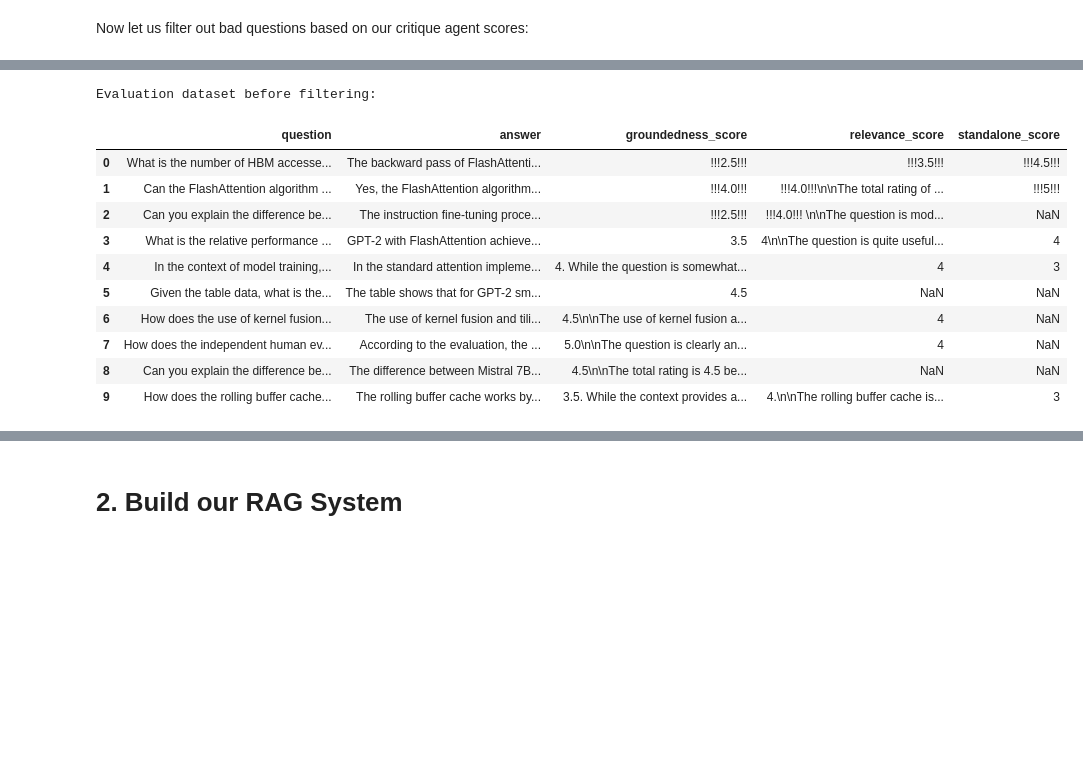
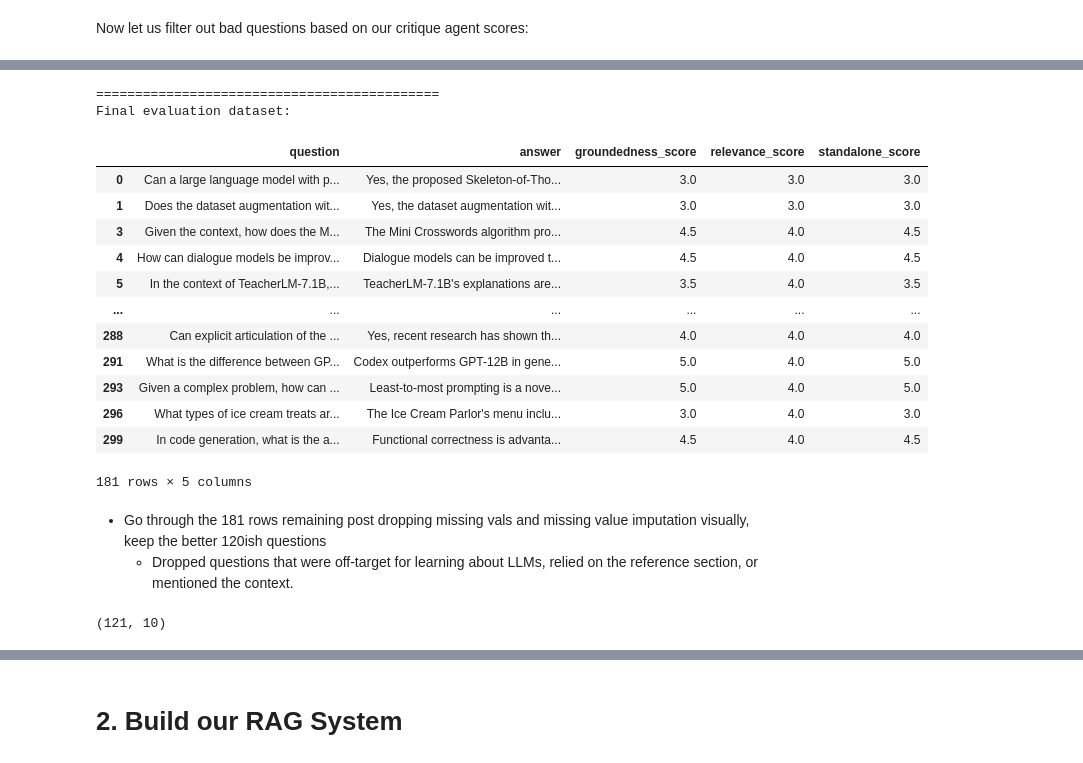
Before and after one commit to dapopov-st/arXiv-llms-assistant, a Jupyter notebook: nbs/RAG_over_arXiv_PDFs_Evaluation1.ipynb, the cells around one changed output, grey strips where cells are left out. Drawn from its saved outputs; the diff is of its cells as text; code cells hidden in the pictures; blank space fills up the shorter version.

Commit message:
filter out best ratings, get base embedder to work

```diff
--- a/nbs/RAG_over_arXiv_PDFs_Evaluation1.ipynb
+++ b/nbs/RAG_over_arXiv_PDFs_Evaluation1.ipynb
@@ -61,7 +60,7 @@ import os
 import PyPDF2
 from PyPDF2 import PdfReader
 from pathlib import Path
-PDFS_PATH = Path('/home/mainuser/Desktop/LLMs/RagOverArXiv/temp')
+PDFS_PATH = Path('/home/mainuser/Desktop/LLMs/RagOverArXiv/clusterofstars')
 PDFS = list(PDFS_PATH.glob('*.pdf'))
 PDFS[0], len(PDFS)
 
@@ -106,8 +105,10 @@ from langchain.document_loaders import TextLoader
 from langchain.text_splitter import CharacterTextSplitter, TokenTextSplitter, RecursiveCharacterTextSplitter
 from langchain.docstore.document import Document
 
-CHUNK_SIZE = 1000 #try 2000 next
-CHUNK_OVERLAP = 30 #try 200 next
+# CHUNK_SIZE = 1000 #try 2000 next
+# CHUNK_OVERLAP = 30 #try 200 next
+CHUNK_SIZE = 2000 #try 2000 next
+CHUNK_OVERLAP = 200 #try 200 next
 
 text_splitter = RecursiveCharacterTextSplitter(
     chunk_size=CHUNK_SIZE,
@@ -413,7 +424,7 @@ But for your specific knowledge base, given that you want to get at least ~100 t
 # %%
 import random
 from tqdm import tqdm
-N_GENERATIONS = 10  # We intentionally generate only 10 QA couples here for cost and time considerations
+N_GENERATIONS = 300  # We intentionally generate only 10 QA couples here for cost and time considerations
 
 print(f"Generating {N_GENERATIONS} QA couples...")
 
@@ -1324,54 +933,43 @@ display(
+# %%
+for col in ["groundedness_score", "relevance_score", "standalone_score"]:
+    generated_questions[col] = generated_questions[col].fillna(generated_questions[["groundedness_score", "relevance_score", "standalone_score"]].min(axis=1))
 # %%
-import pandas as pd
 
-pd.set_option("display.max_colwidth", None)
-
-generated_questions = pd.DataFrame.from_dict(outputs)
-
-print("Evaluation dataset before filtering:")
+generated_questions = generated_questions.loc[
+    (generated_questions["groundedness_score"] >= 3.0)
+    & (generated_questions["relevance_score"] >= 3.0)
+    & (generated_questions["standalone_score"] >= 3.0)
+]
+print("============================================")
+print("Final evaluation dataset:")
 display(
     generated_questions[
         [
             "question",
             "answer",
             "groundedness_score",
             "relevance_score",
             "standalone_score",
         ]
     ]
 )
-# generated_questions = generated_questions.loc[
-#     (generated_questions["groundedness_score"] >= 4)
-#     & (generated_questions["relevance_score"] >= 4)
-#     & (generated_questions["standalone_score"] >= 4)
-# ]
-# print("============================================")
-# print("Final evaluation dataset:")
-# display(
-#     generated_questions[
-#         [
-#             "question",
-#             "answer",
-#             "groundedness_score",
-#             "relevance_score",
-#             "standalone_score",
-#         ]
-#     ]
-# )
 
 # eval_dataset = datasets.Dataset.from_pandas(
 #     generated_questions, split="train", preserve_index=False
 # )
 # %% [output]
-Evaluation dataset before filtering:
+============================================
+Final evaluation dataset:
 |  | question | answer | groundedness_score | relevance_score | standalone_score |
-| 0 | What is the number of HBM accesse... | The backward pass of FlashAttenti... | !!!2.5!!! | !!!3.5!!! | !!!4.5!!! |
-| 1 | Can the FlashAttention algorithm ... | Yes, the FlashAttention algorithm... | !!!4.0!!! | !!!4.0!!!\n\nThe total rating of ... | !!!5!!! |
-| 2 | Can you explain the difference be... | The instruction fine-tuning proce... | !!!2.5!!! | !!!4.0!!! \n\nThe question is mod... | NaN |
-| 3 | What is the relative performance ... | GPT-2 with FlashAttention achieve... | 3.5 | 4\n\nThe question is quite useful... | 4 |
-| 4 | In the context of model training,... | In the standard attention impleme... | 4. While the question is somewhat... | 4 | 3 |
-| 5 | Given the table data, what is the... | The table shows that for GPT-2 sm... | 4.5 | NaN | NaN |
-| 6 | How does the use of kernel fusion... | The use of kernel fusion and tili... | 4.5\n\nThe use of kernel fusion a... | 4 | NaN |
-| 7 | How does the independent human ev... | According to the evaluation, the ... | 5.0\n\nThe question is clearly an... | 4 | NaN |
-| 8 | Can you explain the difference be... | The difference between Mistral 7B... | 4.5\n\nThe total rating is 4.5 be... | NaN | NaN |
-| 9 | How does the rolling buffer cache... | The rolling buffer cache works by... | 3.5. While the context provides a... | 4.\n\nThe rolling buffer cache is... | 3 |
+| 0 | Can a large language model with p... | Yes, the proposed Skeleton-of-Tho... | 3.0 | 3.0 | 3.0 |
+| 1 | Does the dataset augmentation wit... | Yes, the dataset augmentation wit... | 3.0 | 3.0 | 3.0 |
+| 3 | Given the context, how does the M... | The Mini Crosswords algorithm pro... | 4.5 | 4.0 | 4.5 |
+| 4 | How can dialogue models be improv... | Dialogue models can be improved t... | 4.5 | 4.0 | 4.5 |
+| 5 | In the context of TeacherLM-7.1B,... | TeacherLM-7.1B's explanations are... | 3.5 | 4.0 | 3.5 |
+| ... | ... | ... | ... | ... | ... |
+| 288 | Can explicit articulation of the ... | Yes, recent research has shown th... | 4.0 | 4.0 | 4.0 |
+| 291 | What is the difference between GP... | Codex outperforms GPT-12B in gene... | 5.0 | 4.0 | 5.0 |
+| 293 | Given a complex problem, how can ... | Least-to-most prompting is a nove... | 5.0 | 4.0 | 5.0 |
+| 296 | What types of ice cream treats ar... | The Ice Cream Parlor's menu inclu... | 3.0 | 4.0 | 3.0 |
+| 299 | In code generation, what is the a... | Functional correctness is advanta... | 4.5 | 4.0 | 4.5 |
+181 rows × 5 columns
@@ -1377,0 +980,3 @@ Evaluation dataset before filtering:
+# %% [markdown]
+- Go through the 181 rows remaining post dropping missing vals and missing value imputation visually, keep the better 120ish questions
+    - Dropped questions that were off-target for learning about LLMs, relied on the reference section, or mentioned the context.
@@ -1378 +985,5 @@ Evaluation dataset before filtering:
+# %%
+eval_dataset.shape
+# %% [output]
+(121, 10)
 # %%
```
Also changed, not shown: parts of 37 cells of this notebook, 1 other file.
